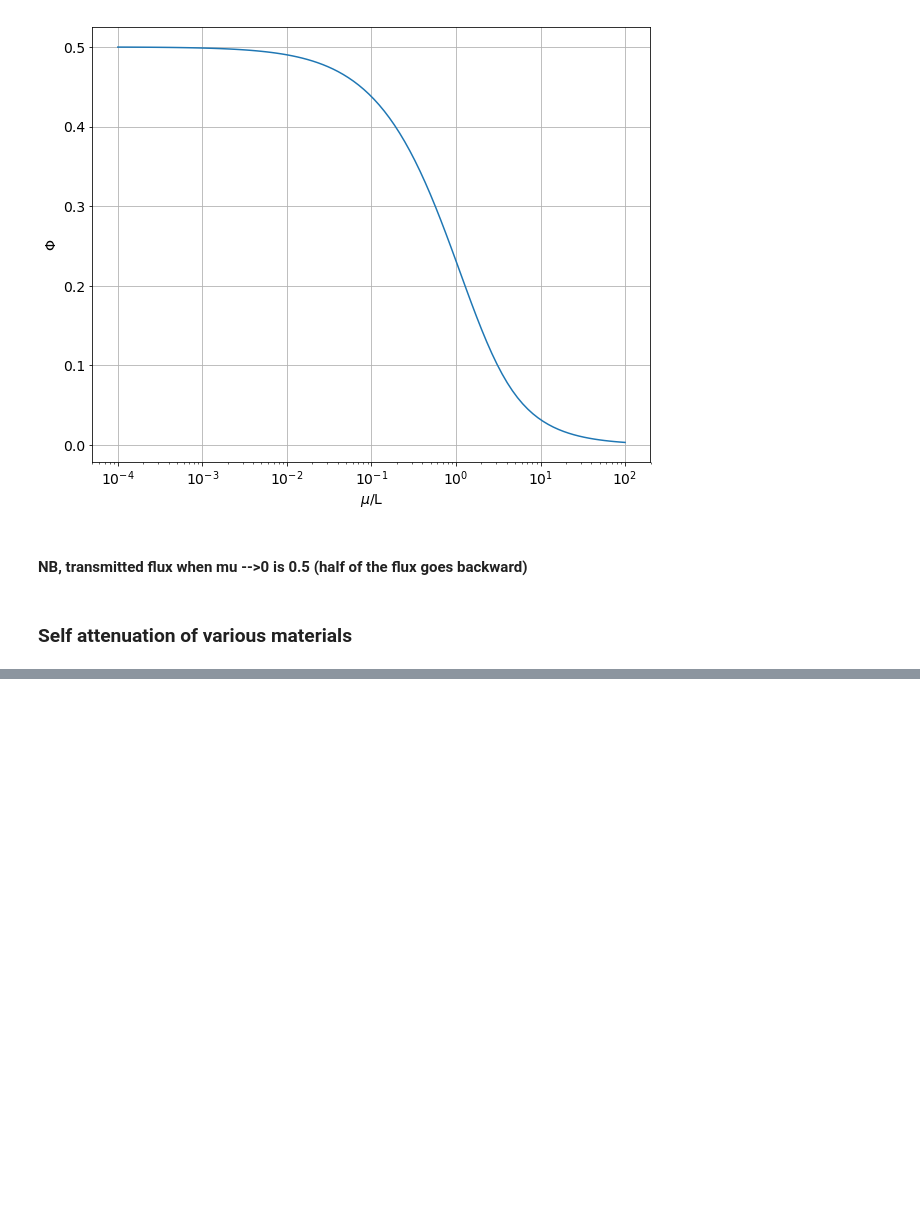
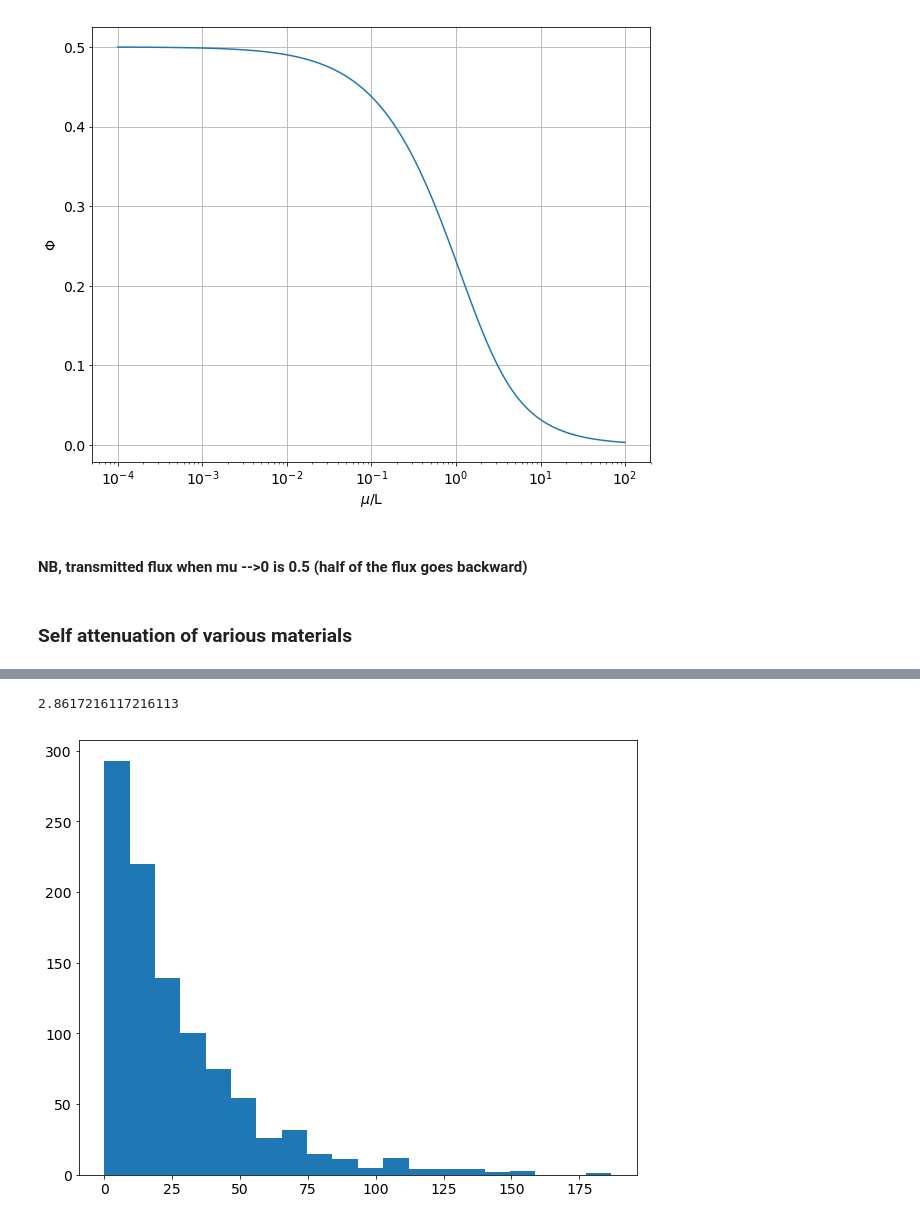
Before and after one commit to jjgomezcadenas/PYNEXT, a Jupyter notebook: nb/AttenuationFactor.ipynb, the cells around one changed output, grey strips where cells are left out. Cells and saved outputs as stored; diff of their text form; code cells hidden in the pictures; blank space fills up the shorter version.

```diff
--- a/nb/AttenuationFactor.ipynb
+++ b/nb/AttenuationFactor.ipynb
@@ -123,0 +137,21 @@ ti316.surface_activity(z=0.1, isotope='Bi214') / (Bq/cm2)
+# %%
+A_BI214_316Ti   =    1    * mBq/kg
+A_TL208_316Ti   =    0.15 * mBq/kg
+ti316  = RadioactiveMaterial(name='316ti', rho=7.87 * g/cm3, mu_over_rho=0.039 * cm2/g,
+                            a_bi214=A_BI214_316Ti, a_tl208=A_TL208_316Ti)
+
+cu = RadioactiveMaterial(name='Cu',
+                           rho = 8.96 * g/cm3,
+                           mu_over_rho = 0.039 * cm2/g,
+                           a_bi214=A_BI214_316Ti, a_tl208=A_TL208_316Ti)
+
+
+pb =   RadioactiveMaterial(name='Pb',
+                           rho = 11.33 * g/cm3,
+                           mu_over_rho = 0.044 * cm2/g,
+                           a_bi214=A_BI214_316Ti, a_tl208=A_TL208_316Ti)
+
+kryp =   RadioactiveMaterial(name='Kryptonite',
+                           rho = 20 * g/cm3,
+                           mu_over_rho = 0.1 * cm2/g,
+                           a_bi214=A_BI214_316Ti, a_tl208=A_TL208_316Ti)
@@ -123,0 +182,12 @@ ti316.surface_activity(z=0.1, isotope='Bi214') / (Bq/cm2)
+# %%
+mu_cu = cu.mu_over_rho * cu.rho
+Latt = 1/mu_cu
+Latt / cm
+# %% [output]
+2.8617216117216113
+# %%
+r= np.random.exponential(scale=Latt, size=1000)
+# %%
+bins = plt.hist(r, bins=20)
+# %% [output]
+[figure, added]
```
Also changed, not shown: parts of 15 cells of this notebook, 4 other files.
